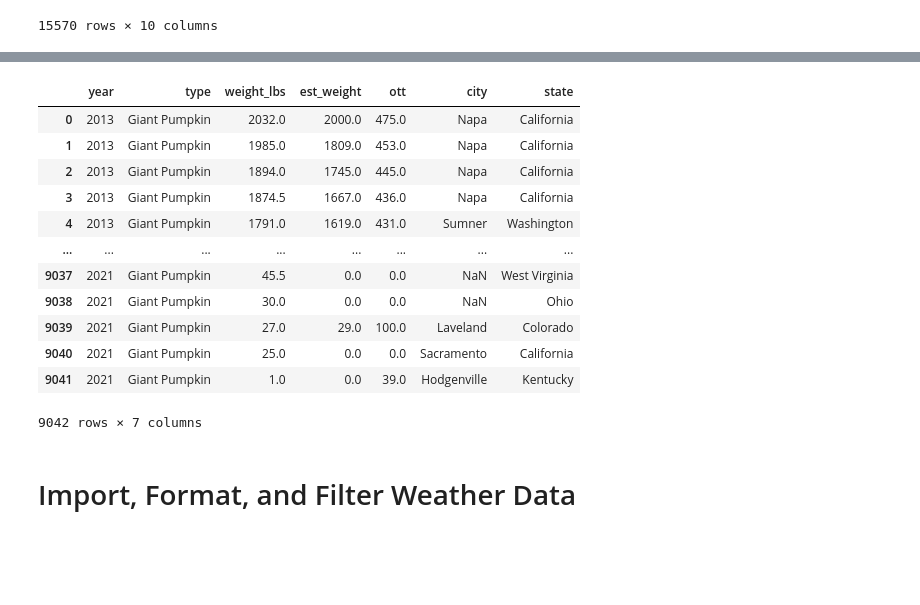
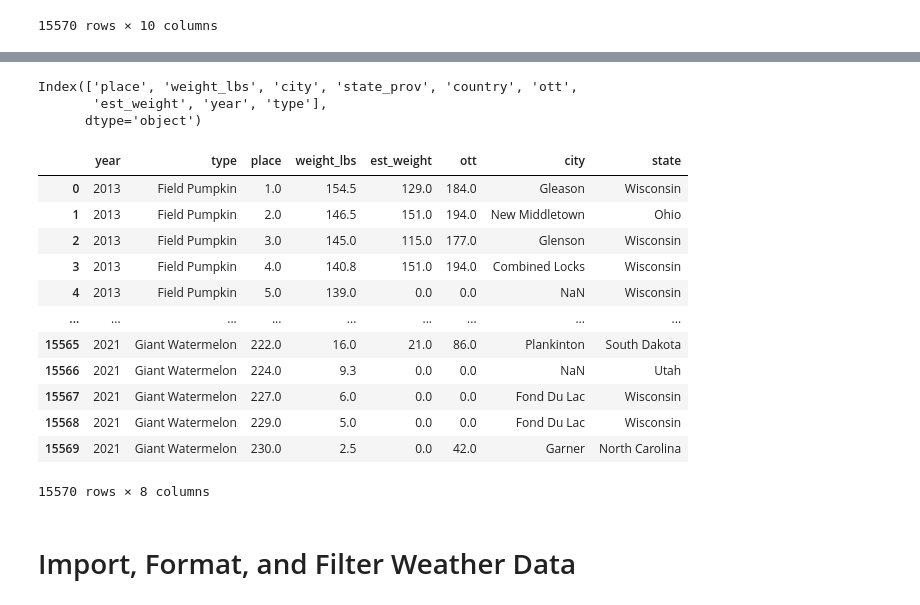
Before and after one commit to eric1650/w203_lab2, a Jupyter notebook: pumpkins/data_preparation.ipynb, the cells around one changed output, grey strips where cells are left out. Saved outputs shown, nothing was run; the diff lists cells and outputs as text; code cells hidden in the pictures; blank space fills up the shorter version.

```diff
--- a/pumpkins/data_preparation.ipynb
+++ b/pumpkins/data_preparation.ipynb
@@ -414,22 +414,28 @@ plt.show()
+# %%
+us_pumpkins.columns
+# %% [output]
+Index(['place', 'weight_lbs', 'city', 'state_prov', 'country', 'ott',
+       'est_weight', 'year', 'type'],
+      dtype='object')
 # %%
-pumpkins_clean = us_pumpkins[["year","type","weight_lbs","est_weight","ott","city","state_prov"]]
+pumpkins_clean = us_pumpkins[["year","type","place","weight_lbs","est_weight","ott","city","state_prov"]]
 pumpkins_clean.index = range(len(pumpkins_clean))
-pumpkins_clean.columns = ["year","type","weight_lbs","est_weight","ott","city","state"]
+pumpkins_clean.columns = ["year","type","place","weight_lbs","est_weight","ott","city","state"]
 pumpkins_clean
 # %% [output]
-|  | year | type | weight_lbs | est_weight | ott | city | state |
-| 0 | 2013 | Giant Pumpkin | 2032.0 | 2000.0 | 475.0 | Napa | California |
-| 1 | 2013 | Giant Pumpkin | 1985.0 | 1809.0 | 453.0 | Napa | California |
-| 2 | 2013 | Giant Pumpkin | 1894.0 | 1745.0 | 445.0 | Napa | California |
-| 3 | 2013 | Giant Pumpkin | 1874.5 | 1667.0 | 436.0 | Napa | California |
-| 4 | 2013 | Giant Pumpkin | 1791.0 | 1619.0 | 431.0 | Sumner | Washington |
-| ... | ... | ... | ... | ... | ... | ... | ... |
-| 9037 | 2021 | Giant Pumpkin | 45.5 | 0.0 | 0.0 | NaN | West Virginia |
-| 9038 | 2021 | Giant Pumpkin | 30.0 | 0.0 | 0.0 | NaN | Ohio |
-| 9039 | 2021 | Giant Pumpkin | 27.0 | 29.0 | 100.0 | Laveland | Colorado |
-| 9040 | 2021 | Giant Pumpkin | 25.0 | 0.0 | 0.0 | Sacramento | California |
-| 9041 | 2021 | Giant Pumpkin | 1.0 | 0.0 | 39.0 | Hodgenville | Kentucky |
+|  | year | type | place | weight_lbs | est_weight | ott | city | state |
+| 0 | 2013 | Field Pumpkin | 1.0 | 154.5 | 129.0 | 184.0 | Gleason | Wisconsin |
+| 1 | 2013 | Field Pumpkin | 2.0 | 146.5 | 151.0 | 194.0 | New Middletown | Ohio |
+| 2 | 2013 | Field Pumpkin | 3.0 | 145.0 | 115.0 | 177.0 | Glenson | Wisconsin |
+| 3 | 2013 | Field Pumpkin | 4.0 | 140.8 | 151.0 | 194.0 | Combined Locks | Wisconsin |
+| 4 | 2013 | Field Pumpkin | 5.0 | 139.0 | 0.0 | 0.0 | NaN | Wisconsin |
+| ... | ... | ... | ... | ... | ... | ... | ... | ... |
+| 15565 | 2021 | Giant Watermelon | 222.0 | 16.0 | 21.0 | 86.0 | Plankinton | South Dakota |
+| 15566 | 2021 | Giant Watermelon | 224.0 | 9.3 | 0.0 | 0.0 | NaN | Utah |
+| 15567 | 2021 | Giant Watermelon | 227.0 | 6.0 | 0.0 | 0.0 | Fond Du Lac | Wisconsin |
+| 15568 | 2021 | Giant Watermelon | 229.0 | 5.0 | 0.0 | 0.0 | Fond Du Lac | Wisconsin |
+| 15569 | 2021 | Giant Watermelon | 230.0 | 2.5 | 0.0 | 42.0 | Garner | North Carolina |
-9042 rows × 7 columns
+15570 rows × 8 columns
 # %% [markdown]
 # Import, Format, and Filter Weather Data
 # %%
```
Also changed, not shown: parts of 42 cells of this notebook, 2 other files.
